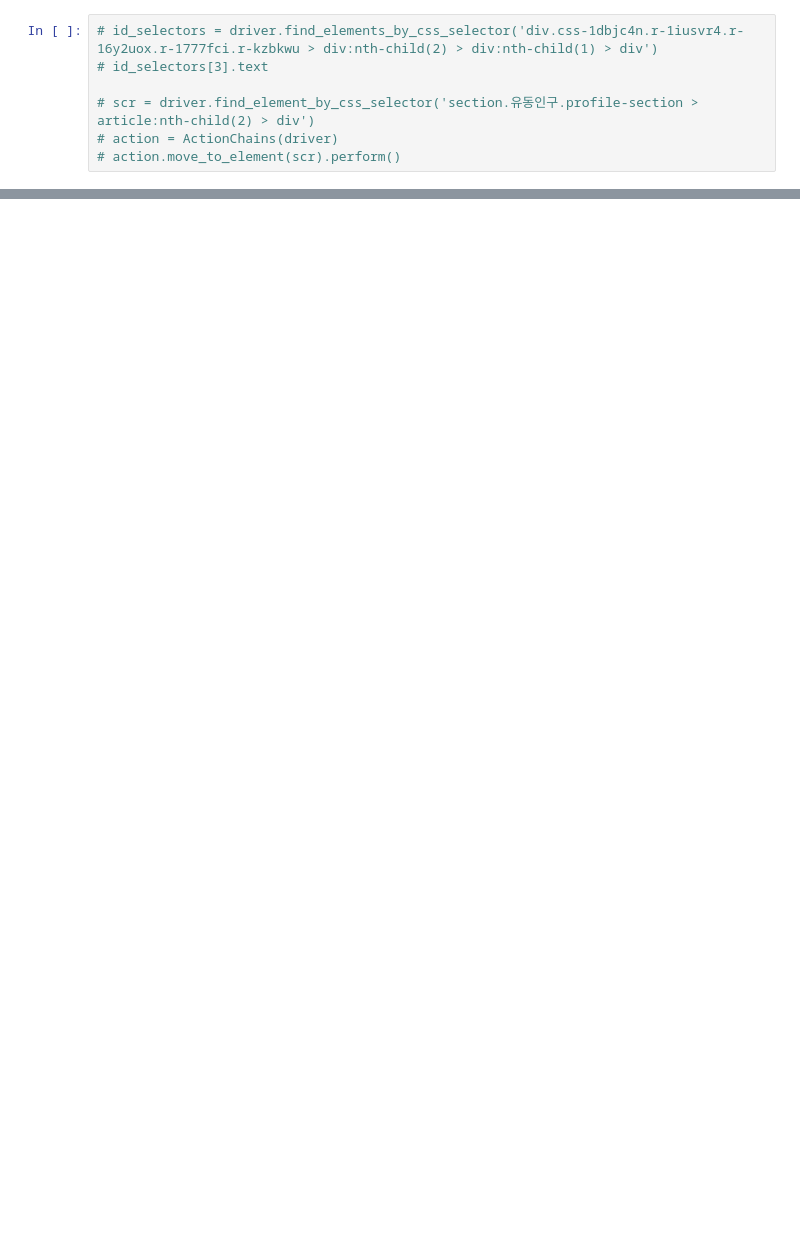
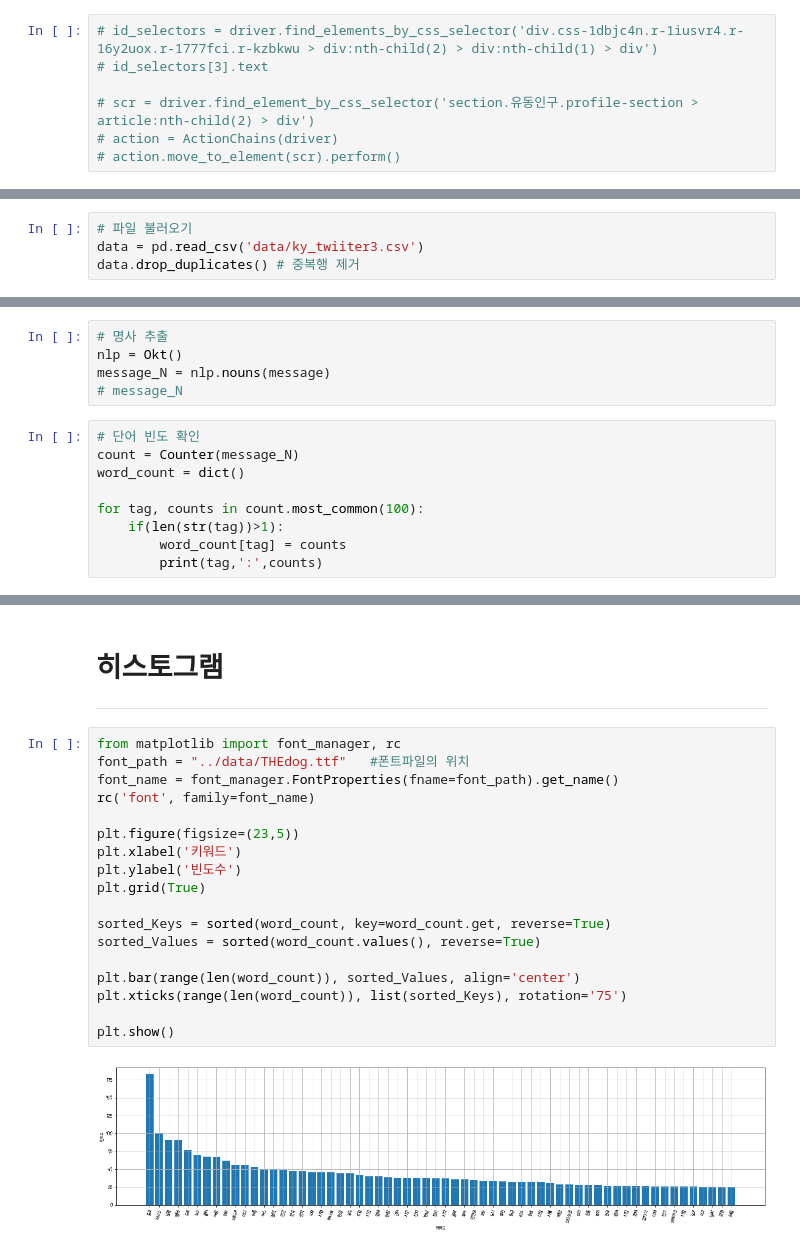
Before and after one commit to so02e/bucheon, a Jupyter notebook: yong_twitter.ipynb, the cells around one changed output, grey strips where cells are left out. Drawn from its saved outputs; the diff is of its cells as text; blank space fills up the shorter version.

```diff
--- a/yong_twitter.ipynb
+++ b/yong_twitter.ipynb
@@ -99,0 +122,4 @@ df.to_csv("data/ky_twiiter3.csv", index = None)
+# %%
+# 파일 불러오기
+data = pd.read_csv('data/ky_twiiter3.csv')
+data.drop_duplicates() # 중복행 제거
@@ -99,0 +165,14 @@ df.to_csv("data/ky_twiiter3.csv", index = None)
+# %%
+# 명사 추출
+nlp = Okt()
+message_N = nlp.nouns(message)
+# message_N
+# %%
+# 단어 빈도 확인
+count = Counter(message_N)
+word_count = dict()
+
+for tag, counts in count.most_common(100):
+    if(len(str(tag))>1):
+        word_count[tag] = counts
+        print(tag,':',counts)
@@ -99,0 +197,23 @@ df.to_csv("data/ky_twiiter3.csv", index = None)
+# %% [markdown]
+# 히스토그램
+___
+# %%
+from matplotlib import font_manager, rc
+font_path = "../data/THEdog.ttf"   #폰트파일의 위치
+font_name = font_manager.FontProperties(fname=font_path).get_name()
+rc('font', family=font_name)
+
+plt.figure(figsize=(23,5))
+plt.xlabel('키워드')
+plt.ylabel('빈도수')
+plt.grid(True)
+
+sorted_Keys = sorted(word_count, key=word_count.get, reverse=True)
+sorted_Values = sorted(word_count.values(), reverse=True)
+
+plt.bar(range(len(word_count)), sorted_Values, align='center')
+plt.xticks(range(len(word_count)), list(sorted_Keys), rotation='75')
+
+plt.show()
+# %% [output]
+[figure, added]
```
Also changed, not shown: parts of 11 cells of this notebook, 11 other files.
